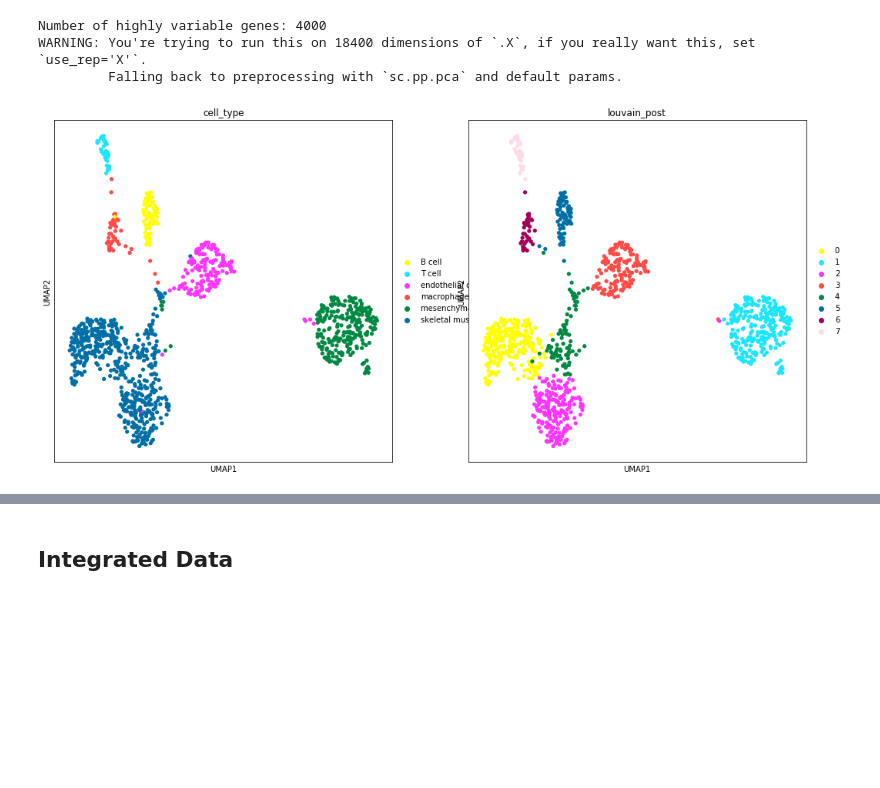
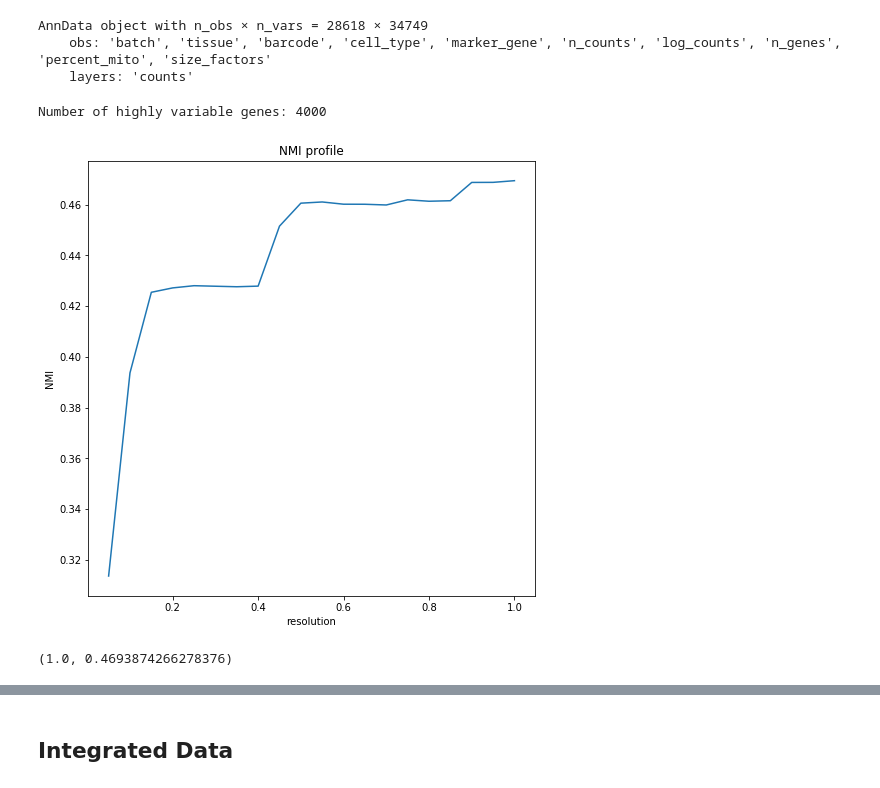
Before and after one commit to theislab/scib, a Jupyter notebook: notebooks/metrics/comparison.ipynb, the cells around one changed output, grey strips where cells are left out. Cells and saved outputs as stored; diff of their text form; code cells hidden in the pictures; blank space fills up the shorter version.

```diff
--- a/notebooks/metrics/comparison.ipynb
+++ b/notebooks/metrics/comparison.ipynb
@@ -7,4 +9,4 @@ import pickle
 default_fig_size = (8,8)
 plt.rcParams['figure.figsize'] = default_fig_size
 # %%
-adata = sc.read("/storage/groups/ml01/workspace/group.daniela/tm/facs/norm/Limb_Muscle_raw.h5ad", cache=True)
+adata = sc.read("/storage/groups/ml01/workspace/group.daniela/MCA_normalised/Mammary.h5ad", cache=True)
@@ -13,10 +13,16 @@ sc.pp.filter_genes(adata, min_cells=1)
-# %%
-scIB.preprocessing.reduce_data(adata, hvg=True, pca=False, umap=True)
-sc.tl.louvain(adata, resolution=0.5, key_added='louvain_post')
-
-sc.pl.umap(adata, color=['cell_type', 'louvain_post'], palette=sc.pl.palettes.godsnot_64)
-# %% [output]
-Number of highly variable genes: 4000
-WARNING: You're trying to run this on 18400 dimensions of `.X`, if you really want this, set `use_rep='X'`.
-         Falling back to preprocessing with `sc.pp.pca` and default params.
-[figure, removed]
+# %%
+adata
+# %% [output]
+AnnData object with n_obs × n_vars = 28618 × 34749
+    obs: 'batch', 'tissue', 'barcode', 'cell_type', 'marker_gene', 'n_counts', 'log_counts', 'n_genes', 'percent_mito', 'size_factors'
+    layers: 'counts'
+# %%
+scIB.preprocessing.reduce_data(adata, hvg=True, batch_key='tissue', pca=True, umap=True)
+opt_clus = scIB.clustering.opt_louvain(adata, label='cell_type', plot=True)
+# %% [output]
+Number of highly variable genes: 4000
+[figure, added]
+# %%
+opt_clus[0:2]
+# %% [output]
+(1.0, 0.4693874266278376)
```
Also changed, not shown: parts of 18 cells of this notebook, 1 other file.
